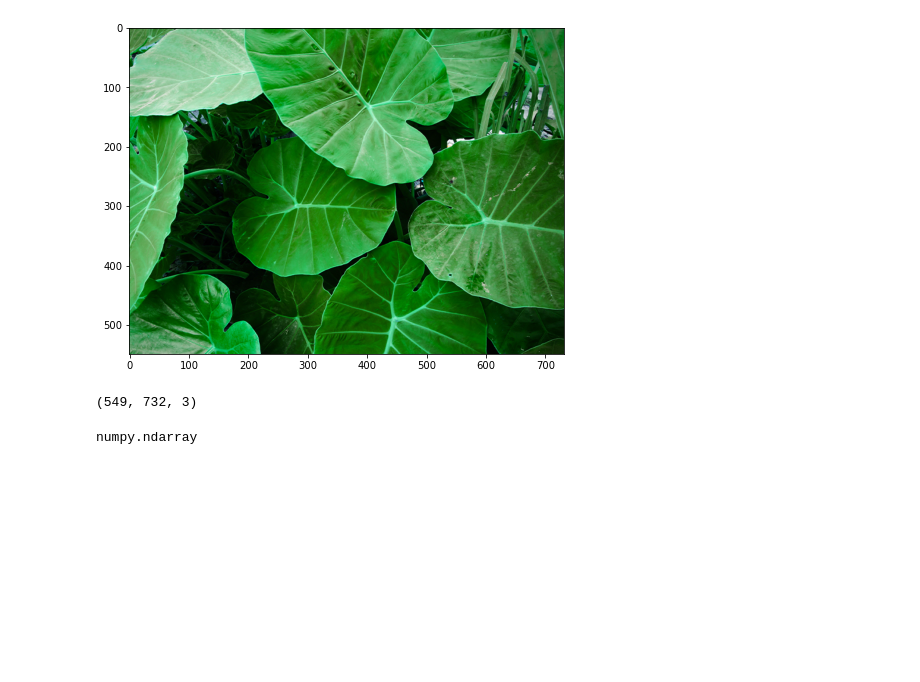
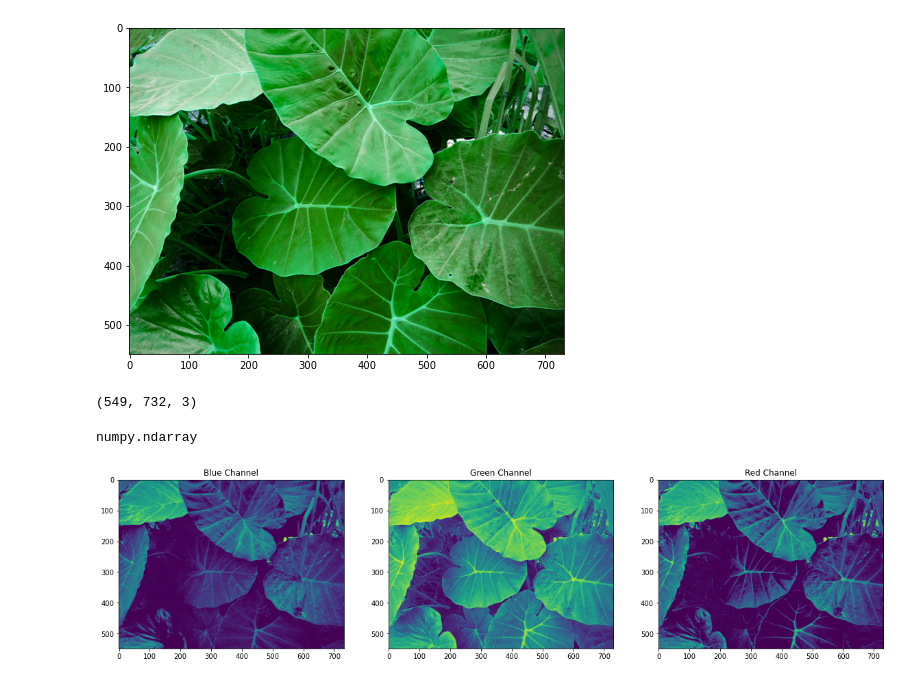
Before and after one commit to mfatihp/image-processing, a Jupyter notebook: rgb_to_gray.ipynb, the cells around one changed output. Drawn from its saved outputs; the diff is of its cells as text; code cells hidden in the pictures; blank space fills up the shorter version.

Commit message:
Created color channel variables

```diff
--- a/rgb_to_gray.ipynb
+++ b/rgb_to_gray.ipynb
@@ -18,3 +18,24 @@ image.shape
 type(image)
 # %% [output]
 numpy.ndarray
+# %%
+b = image[:,:,0]
+g = image[:,:,1]
+r = image[:,:,2]
+# %%
+f = plt.figure(figsize=(20,8))
+ax1 = f.add_subplot(131)
+ax1.imshow(b)
+ax1.set_title("Blue Channel")
+
+ax2 = f.add_subplot(132)
+ax2.imshow(g)
+ax2.set_title("Green Channel")
+
+ax3 = f.add_subplot(133)
+ax3.imshow(r)
+ax3.set_title("Red Channel")
+
+plt.show()
+# %% [output]
+[figure, added]
```
